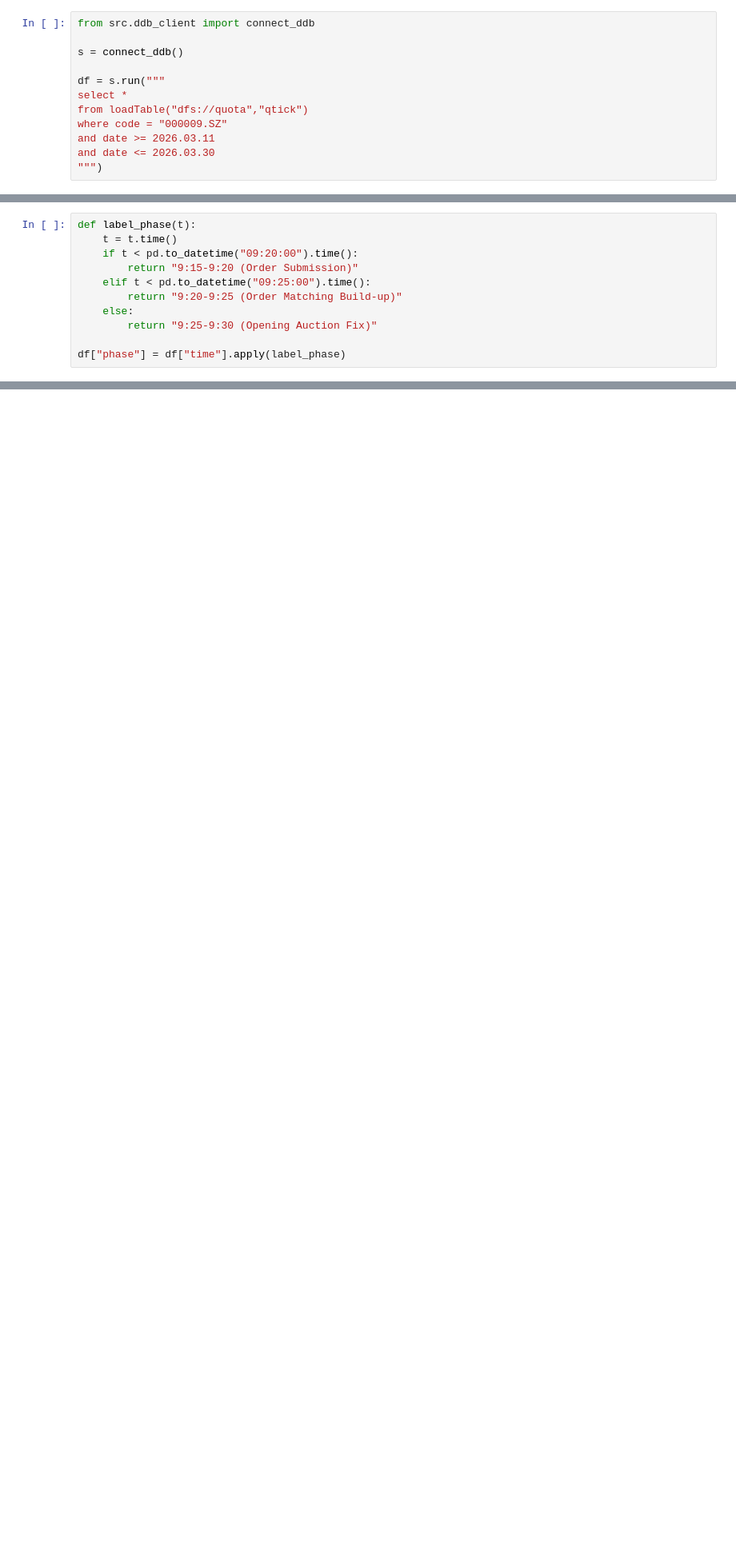
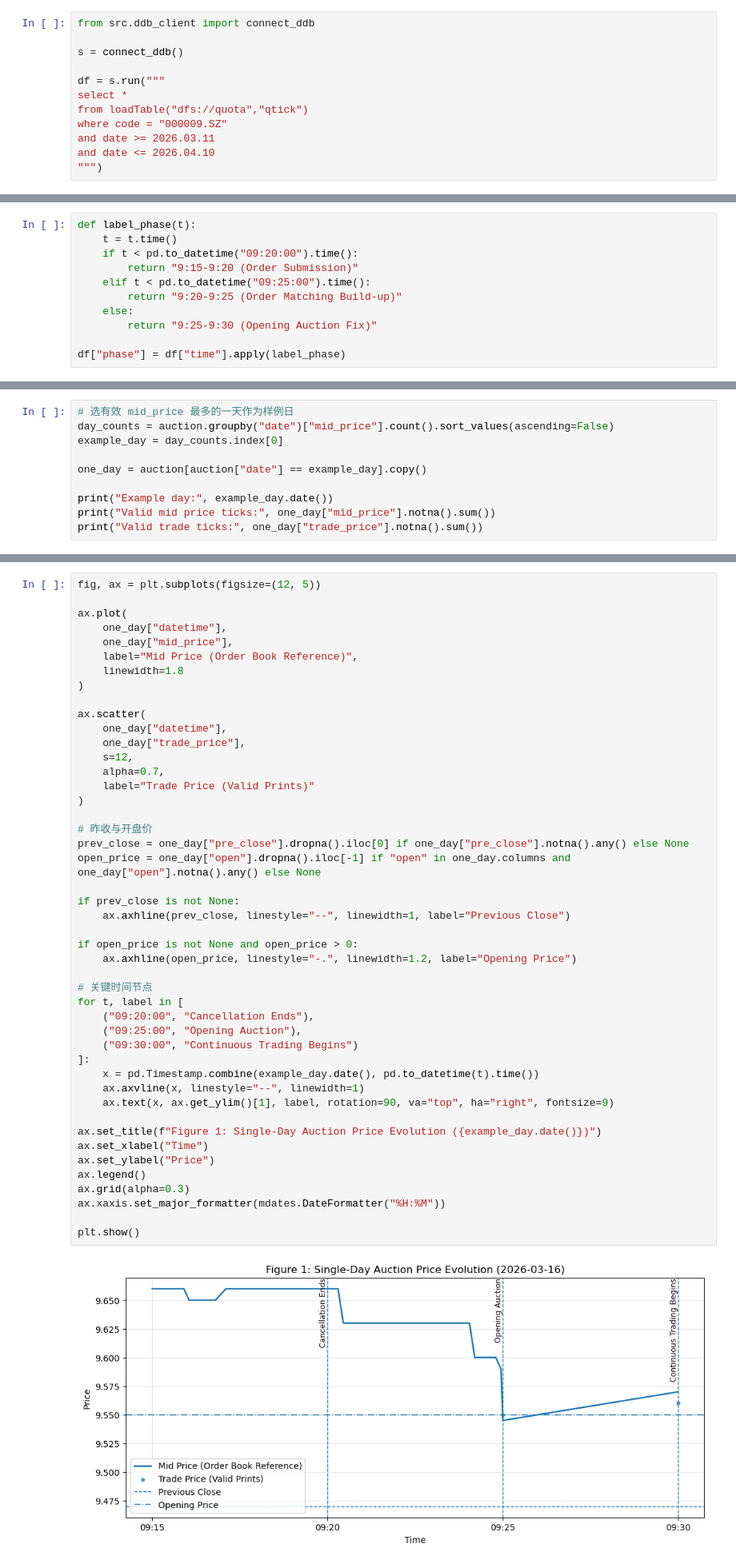
Before and after one commit to xiyuanzhu926/level2-research, a Jupyter notebook: level2-research/notebooks/01_level2_auction_intro.ipynb, the cells around one changed output, grey strips where cells are left out. Shown at 80% size. Cells and saved outputs as stored; diff of their text form; blank space fills up the shorter version.

```diff
--- a/level2-research/notebooks/01_level2_auction_intro.ipynb
+++ b/level2-research/notebooks/01_level2_auction_intro.ipynb
@@ -17,5 +171,5 @@ select *
 from loadTable("dfs://quota","qtick")
 where code = "000009.SZ"
 and date >= 2026.03.11
-and date <= 2026.03.30
+and date <= 2026.04.10
 """)
@@ -264,0 +483,10 @@ plt.show()
+# %%
+# 选有效 mid_price 最多的一天作为样例日
+day_counts = auction.groupby("date")["mid_price"].count().sort_values(ascending=False)
+example_day = day_counts.index[0]
+
+one_day = auction[auction["date"] == example_day].copy()
+
+print("Example day:", example_day.date())
+print("Valid mid price ticks:", one_day["mid_price"].notna().sum())
+print("Valid trade ticks:", one_day["trade_price"].notna().sum())
@@ -264,0 +497,48 @@ plt.show()
+# %%
+fig, ax = plt.subplots(figsize=(12, 5))
+
+ax.plot(
+    one_day["datetime"],
+    one_day["mid_price"],
+    label="Mid Price (Order Book Reference)",
+    linewidth=1.8
+)
+
+ax.scatter(
+    one_day["datetime"],
+    one_day["trade_price"],
+    s=12,
+    alpha=0.7,
+    label="Trade Price (Valid Prints)"
+)
+
+# 昨收与开盘价
+prev_close = one_day["pre_close"].dropna().iloc[0] if one_day["pre_close"].notna().any() else None
+open_price = one_day["open"].dropna().iloc[-1] if "open" in one_day.columns and one_day["open"].notna().any() else None
+
+if prev_close is not None:
+    ax.axhline(prev_close, linestyle="--", linewidth=1, label="Previous Close")
+
+if open_price is not None and open_price > 0:
+    ax.axhline(open_price, linestyle="-.", linewidth=1.2, label="Opening Price")
+
+# 关键时间节点
+for t, label in [
+    ("09:20:00", "Cancellation Ends"),
+    ("09:25:00", "Opening Auction"),
+    ("09:30:00", "Continuous Trading Begins")
+]:
+    x = pd.Timestamp.combine(example_day.date(), pd.to_datetime(t).time())
+    ax.axvline(x, linestyle="--", linewidth=1)
+    ax.text(x, ax.get_ylim()[1], label, rotation=90, va="top", ha="right", fontsize=9)
+
+ax.set_title(f"Figure 1: Single-Day Auction Price Evolution ({example_day.date()})")
+ax.set_xlabel("Time")
+ax.set_ylabel("Price")
+ax.legend()
+ax.grid(alpha=0.3)
+ax.xaxis.set_major_formatter(mdates.DateFormatter("%H:%M"))
+
+plt.show()
+# %% [output]
+[figure, added]
```
Also changed, not shown: parts of 66 cells of this notebook.
